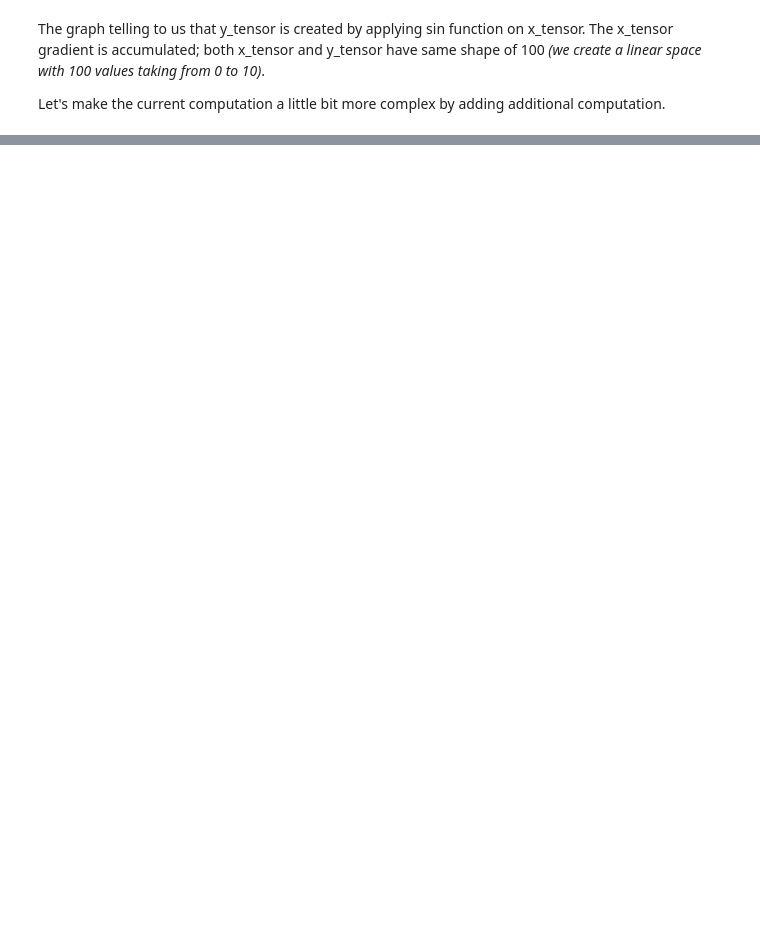
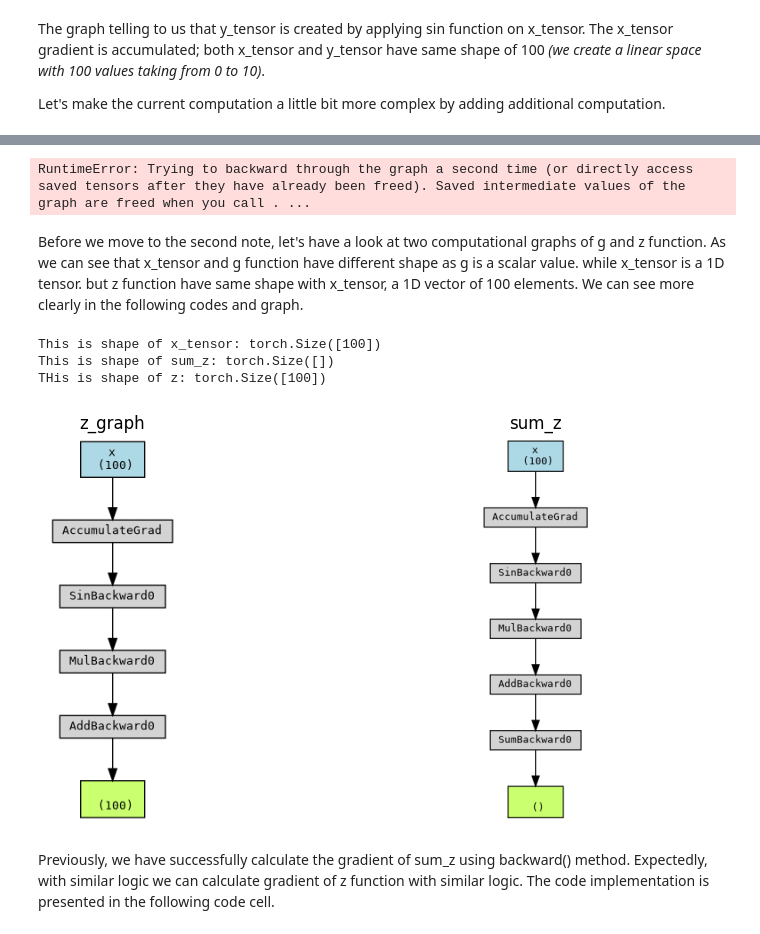
Before and after one commit to ant-analytics/torch-playground, a Jupyter notebook: notebooks/autograd.ipynb, the cells around one changed output, grey strips where cells are left out. Drawn from its saved outputs; the diff is of its cells as text; code cells hidden in the pictures; blank space fills up the shorter version.

Commit message:
Add computational graph visualizations for backward operations in neural network training

```diff
--- a/notebooks/autograd.ipynb
+++ b/notebooks/autograd.ipynb
@@ -129,0 +192,30 @@ plt.show()
+# %%
+g.backward()
+# %% [output]
+RuntimeError: Trying to backward through the graph a second time (or directly access saved tensors after they have already been freed). Saved intermediate values of the graph are freed when you call . ...
+# %% [markdown]
+Before we move to the second note, let's have a look at two computational graphs of g and z function. As we can see that x_tensor and g function have different shape as g is a scalar value. while x_tensor is a 1D tensor. but z function have same shape with x_tensor, a 1D vector of 100 elements. We can see more clearly in the following codes and graph.
+# %%
+print(f'This is shape of x_tensor: {x_tensor.shape}')
+print(f'This is shape of sum_z: {g.shape}')
+print(f'THis is shape of z: {z.shape}')
+# %% [output]
+This is shape of x_tensor: torch.Size([100])
+This is shape of sum_z: torch.Size([])
+THis is shape of z: torch.Size([100])
+# %%
+z_graph = make_dot(z, params=dict(x=x_tensor)).render("z_graph", format="png")
+fig, axes = plt.subplots(1, 2, figsize=(10, 5))
+axes[0].imshow(plt.imread("z_graph.png"))
+axes[0].set_title("z_graph")
+axes[1].set_title("sum_z")
+axes[1].imshow(plt.imread("sum_z.png"))
+axes[0].axis('off')
+axes[1].axis('off')
+axes[0].grid(False)
+axes[1].grid(False)
+plt.show()
+# %% [output]
+[figure, added]
+# %% [markdown]
+Previously, we have successfully calculate the gradient of sum_z using backward() method. Expectedly, with similar logic we can calculate gradient of z function with similar logic. The code implementation is presented in the following code cell.
```
Also changed, not shown: parts of 13 cells of this notebook, 4 other files.
